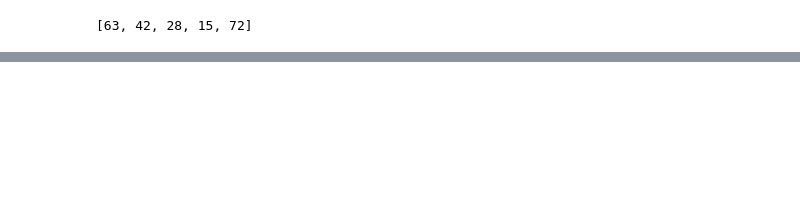
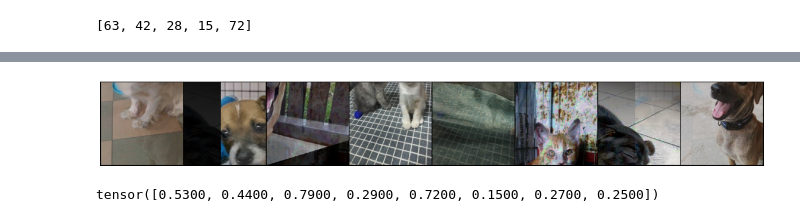
Before and after one commit to IamGianluca/petfinder-pawpularity-score, a Jupyter notebook: nbs/mixup.ipynb, the cells around one changed output, grey strips where cells are left out. Saved outputs shown, nothing was run; the diff lists cells and outputs as text; code cells hidden in the pictures; blank space fills up the shorter version.

```diff
--- a/nbs/mixup.ipynb
+++ b/nbs/mixup.ipynb
@@ -23,6 +23,6 @@ train_targets[:5]
 # %% [output]
 [63, 42, 28, 15, 72]
 # %%
-train_image_paths = [f'../data/train_224/{i}.jpg' for i in df.Id.values.tolist()]
+train_image_paths = [f'../data/train/{i}.jpg' for i in df.Id.values.tolist()]
 train_image_paths[:5]
 # %% [output]
@@ -77,12 +78,16 @@ Original Traceback (most recent call last):
 # %%
 for batch in dm.train_dataloader():
     input, target = batch
     import torch
     target = torch.tensor([t / 100. for t in target])
-    new_input, _  = mixup_fn(input, target)
+    new_input, new_target  = mixup_fn(input, target)
     plot_batches((new_input, new_target))
     break
+# %% [output]
+[figure, added]
 # %%
 target
+# %% [output]
+tensor([0.5300, 0.4400, 0.7900, 0.2900, 0.7200, 0.1500, 0.2700, 0.2500])
 # %%
 new_target
```
Also changed, not shown: parts of 3 cells of this notebook, 5 other files.
